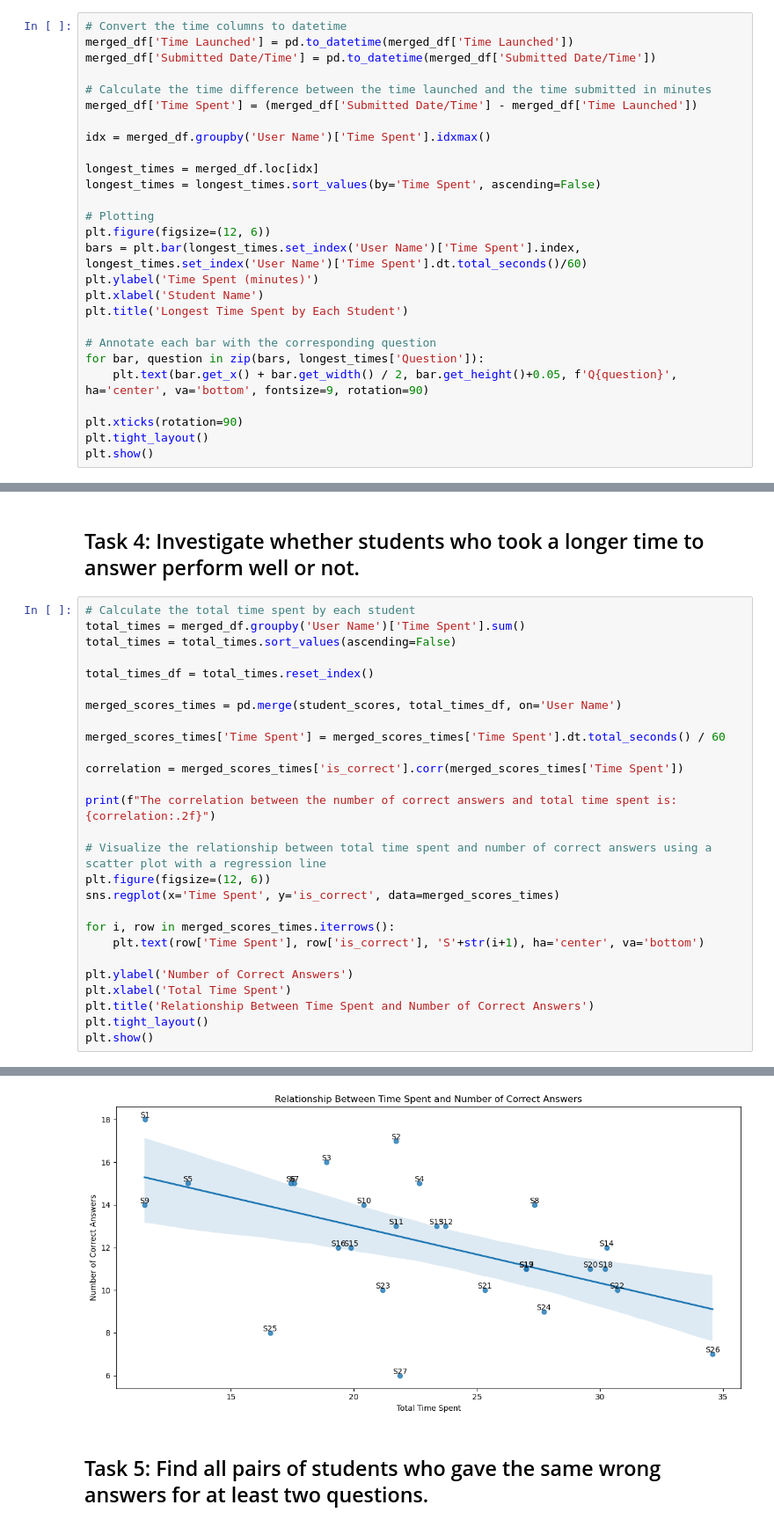
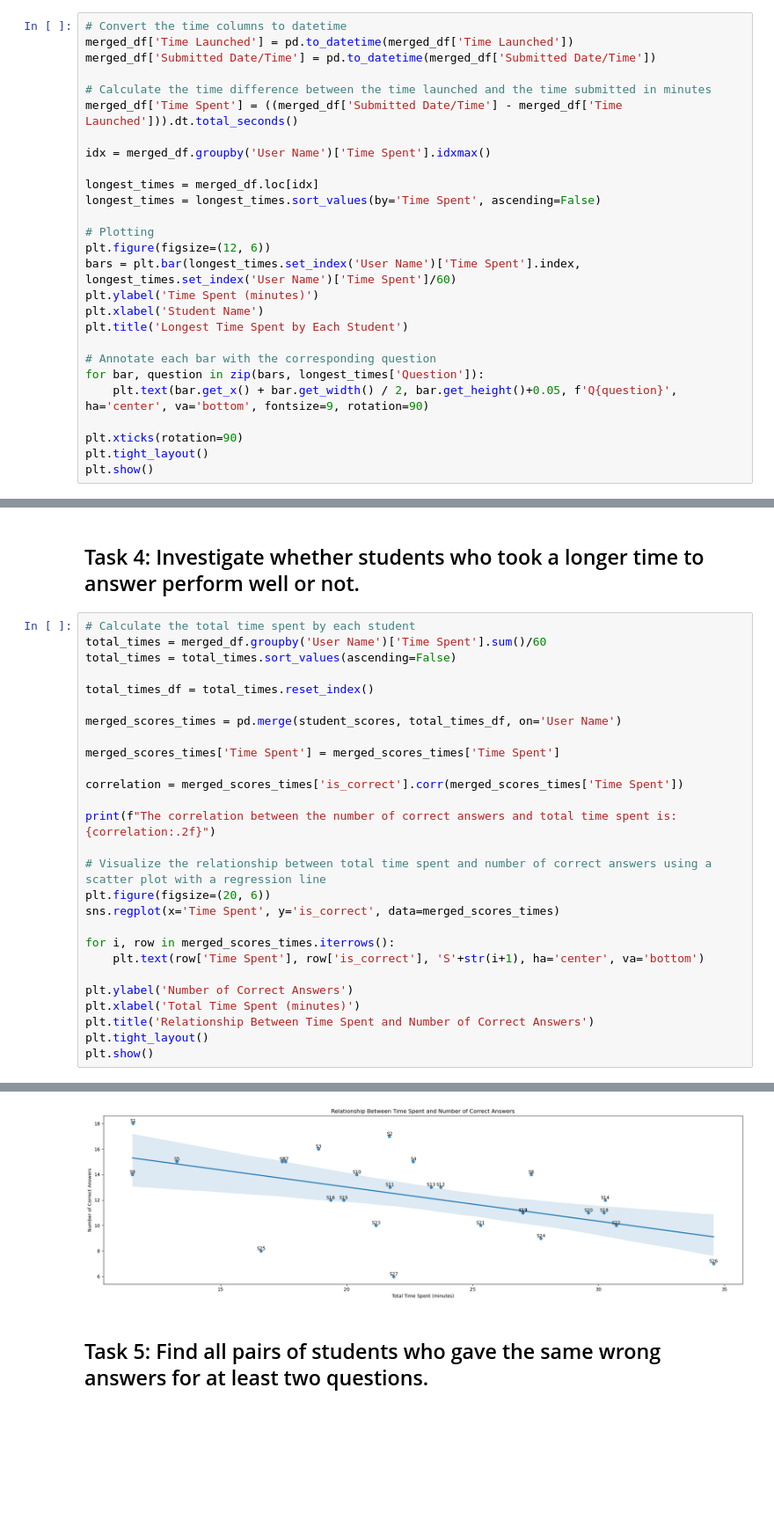
Before and after one commit to NilsDunlop/DIT376-Assignments, a Jupyter notebook: Assignment 7/Assignment 7.ipynb, the cells around one changed output, grey strips where cells are left out. Shown: that part at 88% size. Cells and saved outputs as stored; diff of their text form; blank space fills up the shorter version.

Commit message:
Updated version
Set the time axis in minutes, sort from Z->A.

```diff
--- a/Assignment 7/Assignment 7.ipynb
+++ b/Assignment 7/Assignment 7.ipynb
@@ -70,7 +69,7 @@ merged_df['Time Launched'] = pd.to_datetime(merged_df['Time Launched'])
 merged_df['Submitted Date/Time'] = pd.to_datetime(merged_df['Submitted Date/Time'])
 
 # Calculate the time difference between the time launched and the time submitted in minutes
-merged_df['Time Spent'] = (merged_df['Submitted Date/Time'] - merged_df['Time Launched'])
+merged_df['Time Spent'] = ((merged_df['Submitted Date/Time'] - merged_df['Time Launched'])).dt.total_seconds()
 
 idx = merged_df.groupby('User Name')['Time Spent'].idxmax()
 
@@ -79,7 +78,7 @@ longest_times = longest_times.sort_values(by='Time Spent', ascending=False)
 
 # Plotting
 plt.figure(figsize=(12, 6))
-bars = plt.bar(longest_times.set_index('User Name')['Time Spent'].index, longest_times.set_index('User Name')['Time Spent'].dt.total_seconds()/60)
+bars = plt.bar(longest_times.set_index('User Name')['Time Spent'].index, longest_times.set_index('User Name')['Time Spent']/60)
 plt.ylabel('Time Spent (minutes)')
 plt.xlabel('Student Name')
 plt.title('Longest Time Spent by Each Student')
@@ -127,34 +126,34 @@ plot_max_avg_times(sorted_avg_times, 'Average Time Spent on Each Question', 'Ave
 ## Task 4: Investigate whether students who took a longer time to answer perform well or not.
 # %%
 # Calculate the total time spent by each student
-total_times = merged_df.groupby('User Name')['Time Spent'].sum()
+total_times = merged_df.groupby('User Name')['Time Spent'].sum()/60
 total_times = total_times.sort_values(ascending=False)
 
 total_times_df = total_times.reset_index()
 
 merged_scores_times = pd.merge(student_scores, total_times_df, on='User Name')
 
-merged_scores_times['Time Spent'] = merged_scores_times['Time Spent'].dt.total_seconds() / 60
+merged_scores_times['Time Spent'] = merged_scores_times['Time Spent']
 
 correlation = merged_scores_times['is_correct'].corr(merged_scores_times['Time Spent'])
 
 print(f"The correlation between the number of correct answers and total time spent is: {correlation:.2f}")
 
 # Visualize the relationship between total time spent and number of correct answers using a scatter plot with a regression line
-plt.figure(figsize=(12, 6))
+plt.figure(figsize=(20, 6))
 sns.regplot(x='Time Spent', y='is_correct', data=merged_scores_times)
 
 for i, row in merged_scores_times.iterrows():
     plt.text(row['Time Spent'], row['is_correct'], 'S'+str(i+1), ha='center', va='bottom')
 
 plt.ylabel('Number of Correct Answers')
-plt.xlabel('Total Time Spent')
+plt.xlabel('Total Time Spent (minutes)')
 plt.title('Relationship Between Time Spent and Number of Correct Answers')
 plt.tight_layout()
 plt.show()
 # %% [output]
 The correlation between the number of correct answers and total time spent is: -0.54
-[figure, old version]
+[figure, new version]
 # %% [markdown]
 ## Task 5: Find all pairs of students who gave the same wrong answers for at least two questions.
 # %%
```
Also changed, not shown: parts of 19 cells of this notebook.
